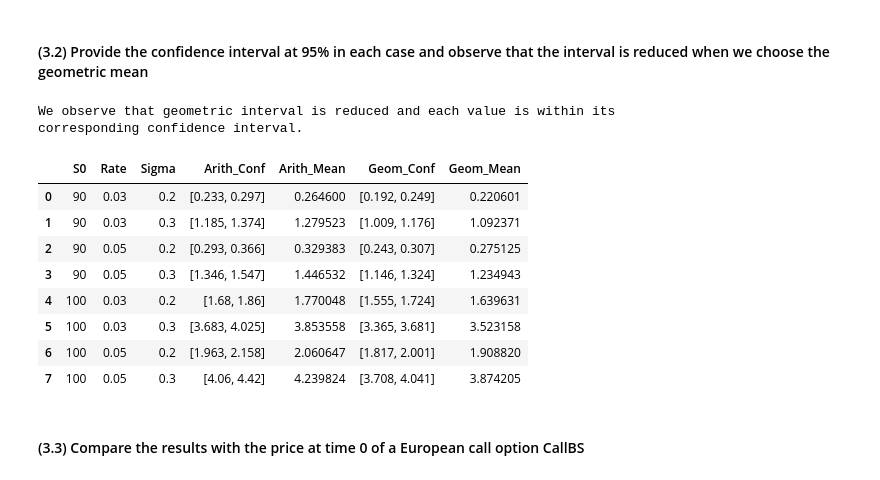
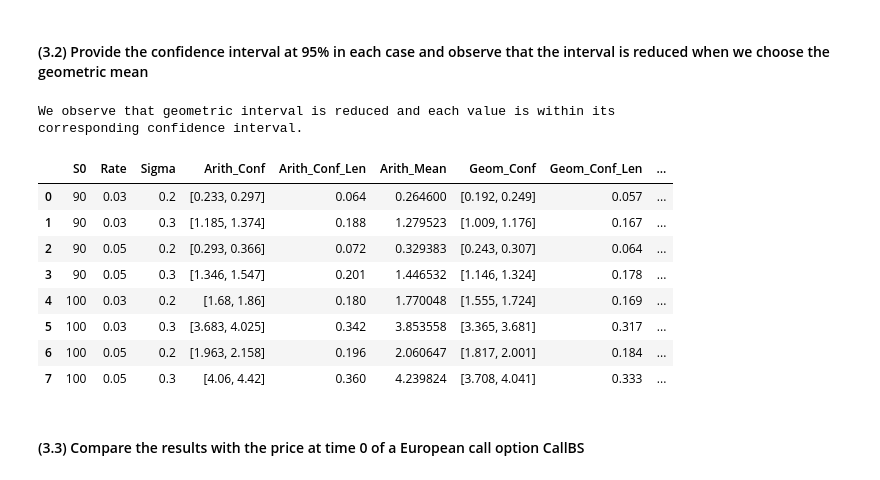
Before and after one commit to jgeng99/berkeley-work, a Jupyter notebook: INDENG222/Project/indeng222_proj.ipynb, the cells around one changed output. Saved outputs shown, nothing was run; the diff lists cells and outputs as text; code cells hidden in the pictures.

```diff
--- a/INDENG222/Project/indeng222_proj.ipynb
+++ b/INDENG222/Project/indeng222_proj.ipynb
@@ -510,7 +510,9 @@ T = 1
 K = 110
 i = 0
 arith_confs = []
+arith_lengths = []
 geom_confs = []
+geom_lengths = []
 
 for s0 in [90, 100]:
     for r in [0.03, 0.05]:
@@ -519,43 +521,47 @@ for s0 in [90, 100]:
 
                 # arithematic confidence interval
                 arith_lists = np.maximum(np.mean(cur_gbm,axis=1) - K, 0)
                 arith_mean = np.mean(arith_lists)
                 arith_merr = 1.96 * np.std(arith_lists) / np.sqrt(len(arith_lists))
                 arith_conf = [round(arith_mean-arith_merr, 3), round(arith_mean+arith_merr, 3)]
                 arith_confs.append(arith_conf)
+                arith_lengths.append(round(arith_merr*2, 3))
 
                 # geometric confidence interval
                 geom_lists = np.maximum(np.prod(cur_gbm,axis=1)**(\
                         1/cur_gbm.shape[1]) - K, 0)
                 geom_mean = np.mean(geom_lists)
                 geom_merr = 1.96 * np.std(geom_lists) / np.sqrt(len(geom_lists))
                 geom_conf = [round(geom_mean-geom_merr, 3), round(geom_mean+geom_merr, 3)]
                 geom_confs.append(geom_conf)
+                geom_lengths.append(round(geom_merr*2, 3))
 
                 # cur_str = f"s0: {s0}, r: {r}, sigma: {sigma} | arith_conf: {arith_confs} | geom_conf: {geom_confs}"
                 # print(cur_str)
 
                 i += 1
 
 out_table = table.copy()
 out_table["Arith_Conf"] = arith_confs
 out_table["Geom_Conf"] = geom_confs
-cols = ["S0", "Rate", "Sigma", "Arith_Conf", "Arith_Mean", "Geom_Conf", "Geom_Mean"]
+out_table["Arith_Conf_Len"] = arith_lengths
+out_table["Geom_Conf_Len"] = geom_lengths
+cols = ["S0", "Rate", "Sigma", "Arith_Conf", "Arith_Conf_Len", "Arith_Mean", "Geom_Conf", "Geom_Conf_Len", "Geom_Mean"]
 out_table = out_table[cols]
 print("We observe that geometric interval is reduced and each value is within its\ncorresponding confidence interval.")
 out_table
 # %% [output]
 We observe that geometric interval is reduced and each value is within its
 corresponding confidence interval.
-|  | S0 | Rate | Sigma | Arith_Conf | Arith_Mean | Geom_Conf | Geom_Mean |
-| 0 | 90 | 0.03 | 0.2 | [0.233, 0.297] | 0.264600 | [0.192, 0.249] | 0.220601 |
-| 1 | 90 | 0.03 | 0.3 | [1.185, 1.374] | 1.279523 | [1.009, 1.176] | 1.092371 |
-| 2 | 90 | 0.05 | 0.2 | [0.293, 0.366] | 0.329383 | [0.243, 0.307] | 0.275125 |
-| 3 | 90 | 0.05 | 0.3 | [1.346, 1.547] | 1.446532 | [1.146, 1.324] | 1.234943 |
-| 4 | 100 | 0.03 | 0.2 | [1.68, 1.86] | 1.770048 | [1.555, 1.724] | 1.639631 |
-| 5 | 100 | 0.03 | 0.3 | [3.683, 4.025] | 3.853558 | [3.365, 3.681] | 3.523158 |
-| 6 | 100 | 0.05 | 0.2 | [1.963, 2.158] | 2.060647 | [1.817, 2.001] | 1.908820 |
-| 7 | 100 | 0.05 | 0.3 | [4.06, 4.42] | 4.239824 | [3.708, 4.041] | 3.874205 |
+|  | S0 | Rate | Sigma | Arith_Conf | Arith_Conf_Len | Arith_Mean | Geom_Conf | Geom_Conf_Len | ... |
+| 0 | 90 | 0.03 | 0.2 | [0.233, 0.297] | 0.064 | 0.264600 | [0.192, 0.249] | 0.057 | ... |
+| 1 | 90 | 0.03 | 0.3 | [1.185, 1.374] | 0.188 | 1.279523 | [1.009, 1.176] | 0.167 | ... |
+| 2 | 90 | 0.05 | 0.2 | [0.293, 0.366] | 0.072 | 0.329383 | [0.243, 0.307] | 0.064 | ... |
+| 3 | 90 | 0.05 | 0.3 | [1.346, 1.547] | 0.201 | 1.446532 | [1.146, 1.324] | 0.178 | ... |
+| 4 | 100 | 0.03 | 0.2 | [1.68, 1.86] | 0.180 | 1.770048 | [1.555, 1.724] | 0.169 | ... |
+| 5 | 100 | 0.03 | 0.3 | [3.683, 4.025] | 0.342 | 3.853558 | [3.365, 3.681] | 0.317 | ... |
+| 6 | 100 | 0.05 | 0.2 | [1.963, 2.158] | 0.196 | 2.060647 | [1.817, 2.001] | 0.184 | ... |
+| 7 | 100 | 0.05 | 0.3 | [4.06, 4.42] | 0.360 | 4.239824 | [3.708, 4.041] | 0.333 | ... |
 # %% [markdown]
 #### (3.3) Compare the results with the price at time 0 of a European call option CallBS
 # %%
```
Also changed, not shown: parts of 1 cell of this notebook.
